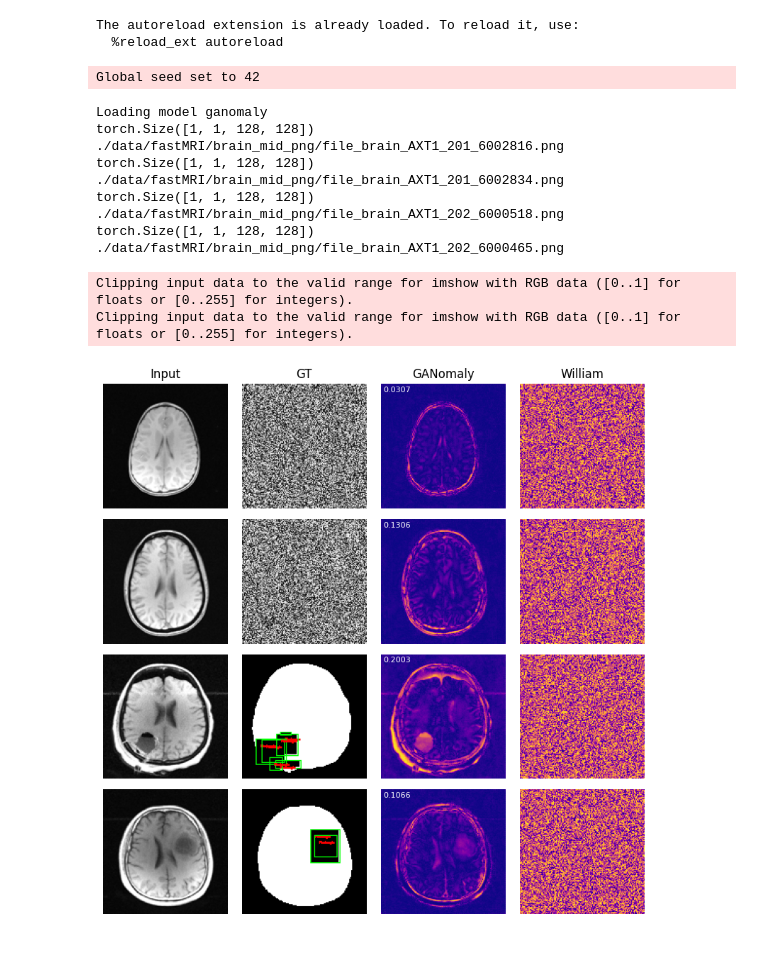
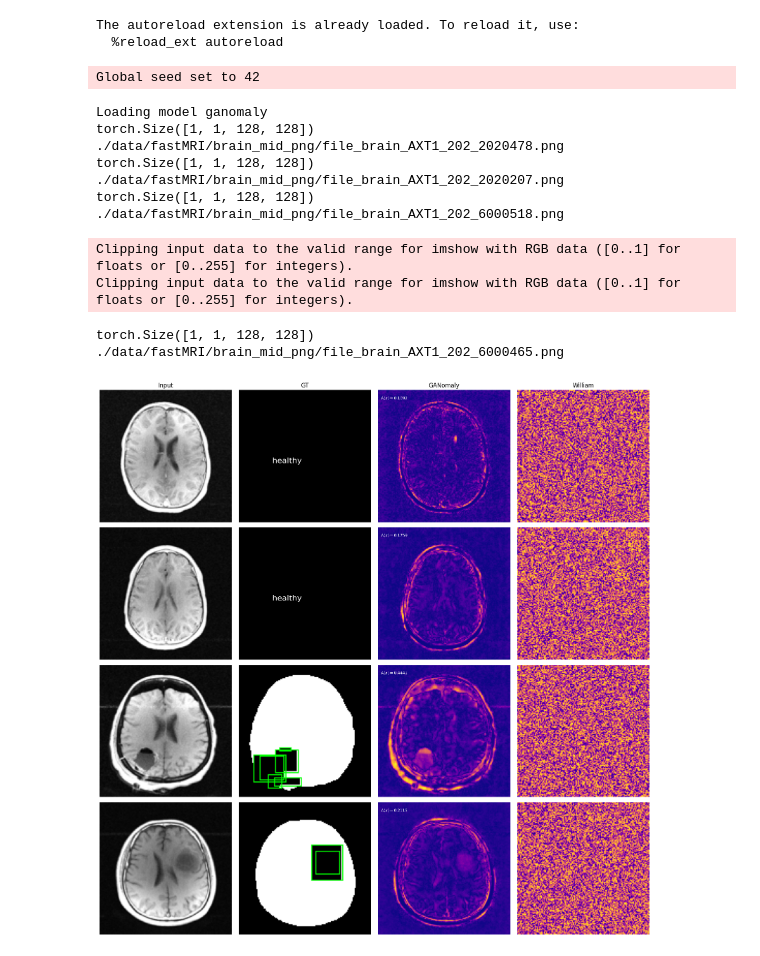
Before and after one commit to MarcelRosier/mad_seminar, a Jupyter notebook: poster.ipynb, the cells around one changed output. Cells and saved outputs as stored; diff of their text form; code cells hidden in the pictures.

Commit message:
- larger model test

```diff
--- a/poster.ipynb
+++ b/poster.ipynb
@@ -21,7 +21,7 @@ The autoreload extension is already loaded. To reload it, use:
 # %%
 # with open("./configs/ganomaly_config.yaml", "r") as f:
 best = (
-    "/home/marcel/Projects/uni/mad_seminar/models/dulcet-music-21/ganomaly_config.yaml"
+    "/home/marcel/Projects/uni/mad_seminar/models/proud-shape-47/ganomaly_config.yaml"
 )
 test = "./configs/ganomaly_config.yaml"
 with open(best, "r") as f:
@@ -52,7 +52,7 @@ model = get_model(config)
 # )
 # custom_cp = "/home/marcel/Projects/uni/mad_seminar/lightning_logs/version_1/checkpoints/epoch=149-step=300.ckpt"
 # Initialize the model by loading from the checkpoint
-best_cp = "models/dulcet-music-21/epoch=149-step=2400.ckpt"
+best_cp = "/home/marcel/Projects/uni/mad_seminar/models/proud-shape-47/epoch=111-step=5152.ckpt"
 model.load_state_dict(torch.load(best_cp)["state_dict"])
 # model.load_state_dict(torch.load(checkpoint_path)['state_dict'])
 _ = model.eval()
@@ -119,18 +119,23 @@ normal_imgs = [
     # train
     # "./data/fastMRI/brain_mid_png/file_brain_AXT1_202_2020543.png",
     # "./data/fastMRI/brain_mid_png/file_brain_AXT1_202_2020319.png",
-    # "./data/fastMRI/brain_mid_png/file_brain_AXT1_202_2020478.png",
+    "./data/fastMRI/brain_mid_png/file_brain_AXT1_202_2020478.png",
     # "./data/fastMRI/brain_mid_png/file_brain_AXT1_201_6002861.png",
     # "./data/fastMRI/brain_mid_png/file_brain_AXT1_202_2020323.png",
     # "./data/fastMRI/brain_mid_png/file_brain_AXT1_202_2020175.png",
     # "./data/fastMRI/brain_mid_png/file_brain_AXT1_202_2020033.png",
     # "./data/fastMRI/brain_mid_png/file_brain_AXT1_202_2020102.png",
-    "./data/fastMRI/brain_mid_png/file_brain_AXT1_201_6002816.png",
+    # "./data/fastMRI/brain_mid_png/file_brain_AXT1_201_6002816.png",
     # "./data/fastMRI/brain_mid_png/file_brain_AXT1_202_6000349.png",
     # test
-    "./data/fastMRI/brain_mid_png/file_brain_AXT1_201_6002834.png",
+    # "./data/fastMRI/brain_mid_png/file_brain_AXT1_201_6002834.png",
     # "./data/fastMRI/brain_mid_png/file_brain_AXT1_202_6000451.png",
     # "./data/fastMRI/brain_mid_png/file_brain_AXT1_202_2020038.png",
+    # "./data/fastMRI/brain_mid_png/file_brain_AXT1_202_2020521.png",
+    "./data/fastMRI/brain_mid_png/file_brain_AXT1_202_2020207.png",
+    # "./data/fastMRI/brain_mid_png/file_brain_AXT1_202_2020563.png",
+    # "./data/fastMRI/brain_mid_png/file_brain_AXT1_202_6000591.png",
+    # "./data/fastMRI/brain_mid_png/file_brain_AXT1_202_2020019.png",
 ]
 poster_normal_dl = DataLoader(
     PosterNormalDataset(
@@ -149,7 +154,7 @@ for batch in poster_normal_dl:
     out = model.detect_anomaly(img)  # dict of rec, anoamly maps, anomaly score
     out["img"] = img
     out["anomaly_map"] = np.abs(img - out["reconstruction"])
-    out["gt"] = np.random.rand(128, 128)
+    out["gt"] = np.ones((128, 128))
     data.append(out)
 
 for batch in poster_dl:
@@ -204,39 +209,41 @@ for i, d in enumerate(data):
         ax[i, 0].set_title("Input")
         ax[i, 1].set_title("GT")
         # ax[i, 2].set_title("Neg mask")
         # ax[i, 3].set_title("Reconstruction")
         ax[i, 2].set_title("GANomaly")
         ax[i, 3].set_title("William")
     ax[i, 0].imshow(d["img"].squeeze(), cmap="gray")
     ax[i, 1].imshow(d["gt"].squeeze(), cmap="gray")
+    if i < 2:
+        ax[i, 1].text(32, 70, "healthy", color="white", fontsize=16)
     # ax[i, 2].imshow(d["neg_mask"].squeeze(), cmap="gray")
     # ax[i, 3].imshow(d["reconstruction"].squeeze(), cmap="gray")
     ax[i, 2].imshow(d["anomaly_map"].squeeze(), cmap="plasma")
-    ax[i, 2].text(2, 8, f"{d['anomaly_score'].item():.4f}", color="white", fontsize=8)
+    ax[i, 2].text(2, 8, f"$A(x) = {d['anomaly_score'].item():.4f} $", color="white", fontsize=8)
     ax[i, 3].imshow(np.random.rand(128, 128), cmap="plasma")
 
     # add williams
 
     for ax_ in ax[i]:
         ax_.axis("off")
 
 plt.tight_layout()
 plt.savefig("qualitative.png", dpi=500)
 plt.show()
 # %% [output]
 Global seed set to 42
 Loading model ganomaly
 torch.Size([1, 1, 128, 128])
-./data/fastMRI/brain_mid_png/file_brain_AXT1_201_6002816.png
+./data/fastMRI/brain_mid_png/file_brain_AXT1_202_2020478.png
 torch.Size([1, 1, 128, 128])
-./data/fastMRI/brain_mid_png/file_brain_AXT1_201_6002834.png
+./data/fastMRI/brain_mid_png/file_brain_AXT1_202_2020207.png
 torch.Size([1, 1, 128, 128])
 ./data/fastMRI/brain_mid_png/file_brain_AXT1_202_6000518.png
-torch.Size([1, 1, 128, 128])
-./data/fastMRI/brain_mid_png/file_brain_AXT1_202_6000465.png
 Clipping input data to the valid range for imshow with RGB data ([0..1] for floats or [0..255] for integers).
 Clipping input data to the valid range for imshow with RGB data ([0..1] for floats or [0..255] for integers).
+torch.Size([1, 1, 128, 128])
+./data/fastMRI/brain_mid_png/file_brain_AXT1_202_6000465.png
-[figure, old version]
+[figure, new version]
 # %%
 # import cv2
 
```
Also changed, not shown: 8 other files.
